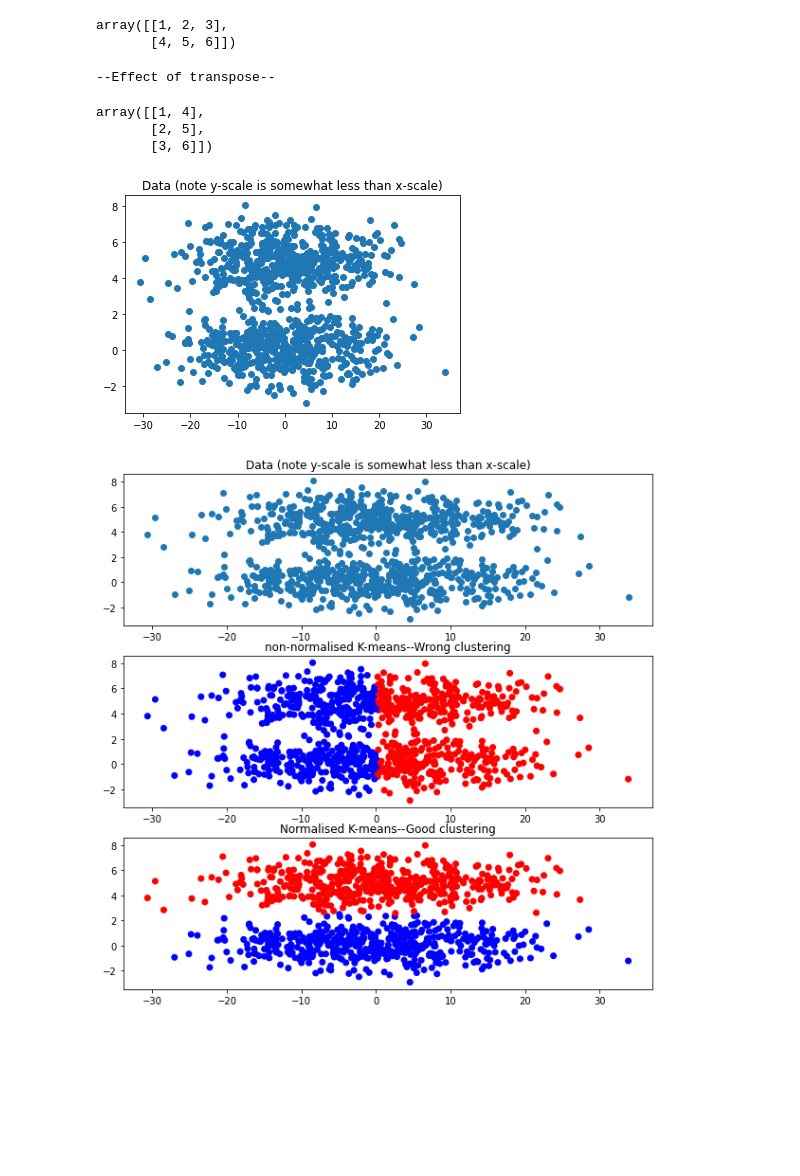
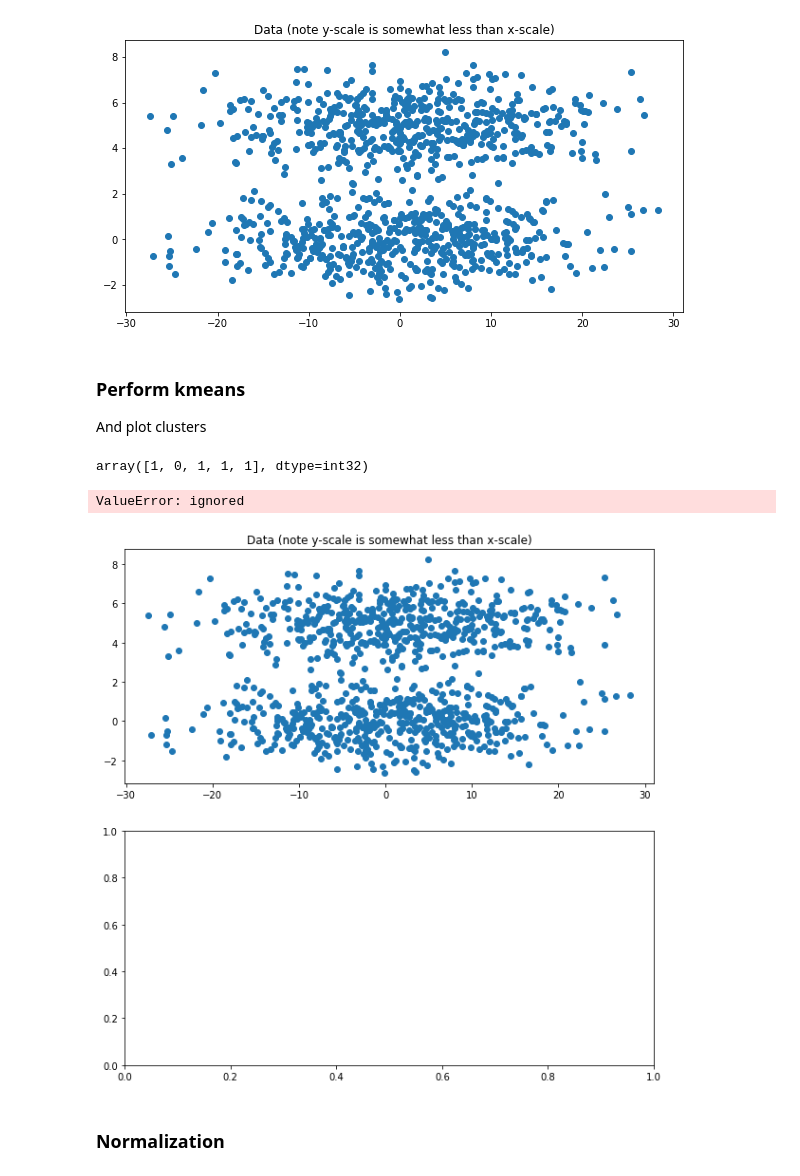
Before and after one commit to harnalashok/Clustering, a Jupyter notebook: Why_normalize_in_kmeans.ipynb, the cells around one changed output. Saved outputs shown, nothing was run; the diff lists cells and outputs as text; code cells hidden in the pictures; blank space fills up the shorter version.

```diff
--- a/Why_normalize_in_kmeans.ipynb
+++ b/Why_normalize_in_kmeans.ipynb
@@ -51,47 +117,42 @@ np.concatenate([a,b], axis = 1)
-# %%
-# 3.1
-a = np.array([1,2,3])
-b = np.array([4,5,6])
-np.array([a,b])    # Same as np.array([[1,2], [3,4]])
-print("\n--Effect of transpose--\n")
-np.array([a,b]).T
-# %% [output]
-array([[1, 2, 3],
-       [4, 5, 6]])
---Effect of transpose--
-array([[1, 4],
-       [2, 5],
-       [3, 6]])
 # %%
-# 4.0 Observe the data:
-fig, axes = plt.subplots(1, 1)
+# 4.0 Plot the data:
+fig, axes = plt.subplots(1, 1, figsize = (10,5))
 axes.scatter(x, y)  # Plot clusters
 axes.set_title('Data (note y-scale is somewhat less than x-scale)')
 plt.show() ;
 # %% [output]
-[figure, old version]
+[figure, new version]
+# %% [markdown]
+### Perform kmeans
+And plot clusters
 # %%
 # 4.1 Kmeans now
 km = KMeans(2)  # We create 2 clusters
 clusters = km.fit_predict(np.array([x, y]).T)   # Un-normalized data
-clusters
+clusters[:5]
+# %% [output]
+array([1, 0, 1, 1, 1], dtype=int32)
 # %%
-# 5.0 Use Kmeans as also plot clusters
-# 5.1
-fig, axes = plt.subplots(3, 1, figsize = (10,10))
+# 5.0 Make two plots
+
+# 5.1 One of data, as it is
+fig, axes = plt.subplots(2, 1, figsize = (10,10))
 axes[0].scatter(x, y)  # Plot clusters
 axes[0].set_title('Data (note y-scale is somewhat less than x-scale)')
-# 5.2
+
+
+# 5.2 Next, of clustered data: No normalization
 km = KMeans(2)  # We create 2 clusters
 clusters = km.fit_predict(np.array([x, y]).T)   # Un-normalized data
-axes[1].scatter(x, y, c=clusters, cmap='bwr')   # 'bwr' ==> bluse, white, red
+axes[1].scatter(x, y, c=clusters, cmap='bwr')   # 'bwr' ==> blue, white, red
 axes[1].set_title('non-normalised K-means--Wrong clustering')
-# 5.3
-clusters = km.fit_predict(np.array([x / 10, y]).T) # Normalized data
-axes[2].scatter(x, y, c=clusters, cmap='bwr')
-axes[2].set_title('Normalised K-means--Good clustering')
-# 5.4 Now show all plots
+
+
+# 5.3 Show all plots
 plt.show();
 ############################
 # %% [output]
+ValueError: ignored
-[figure, old version]
+[figure, new version]
+# %% [markdown]
+### Normalization
```
Also changed, not shown: parts of 14 cells of this notebook.
